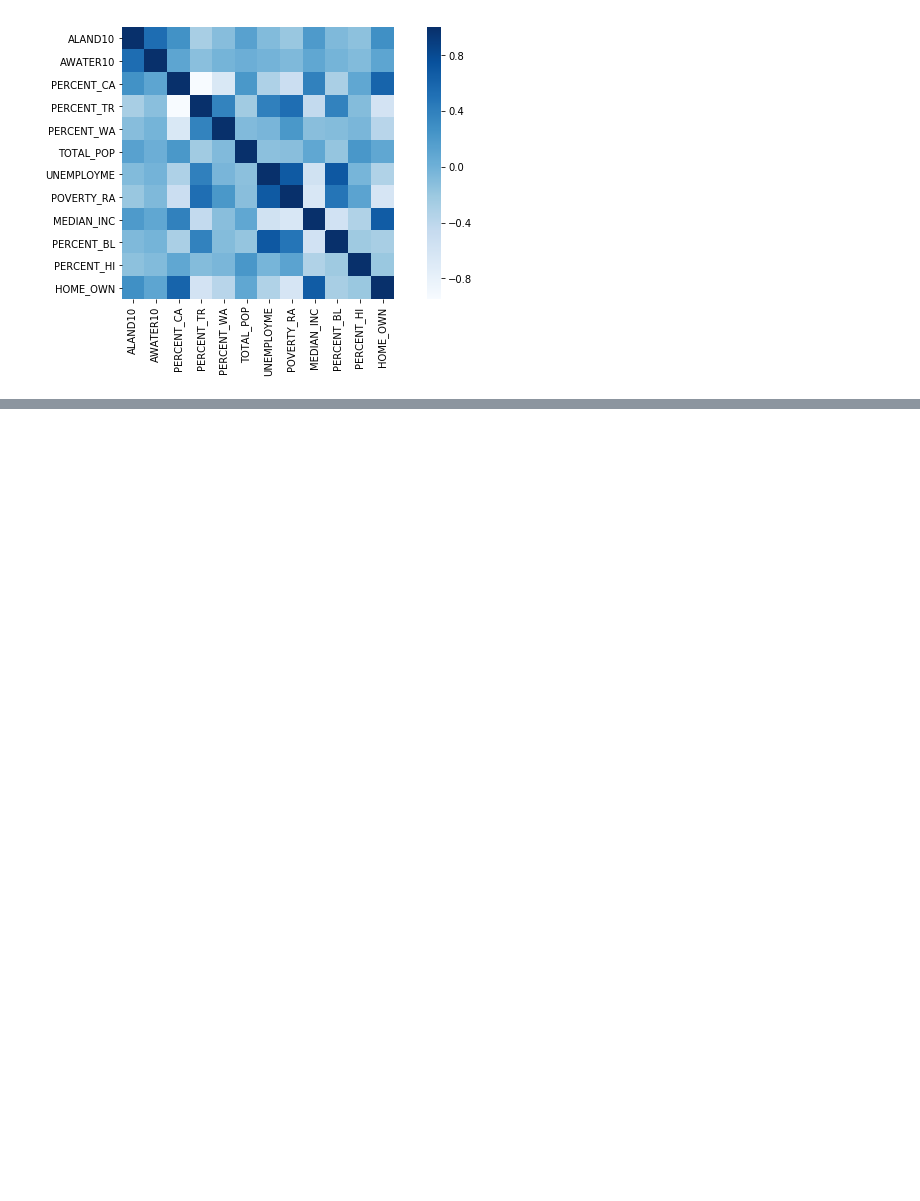
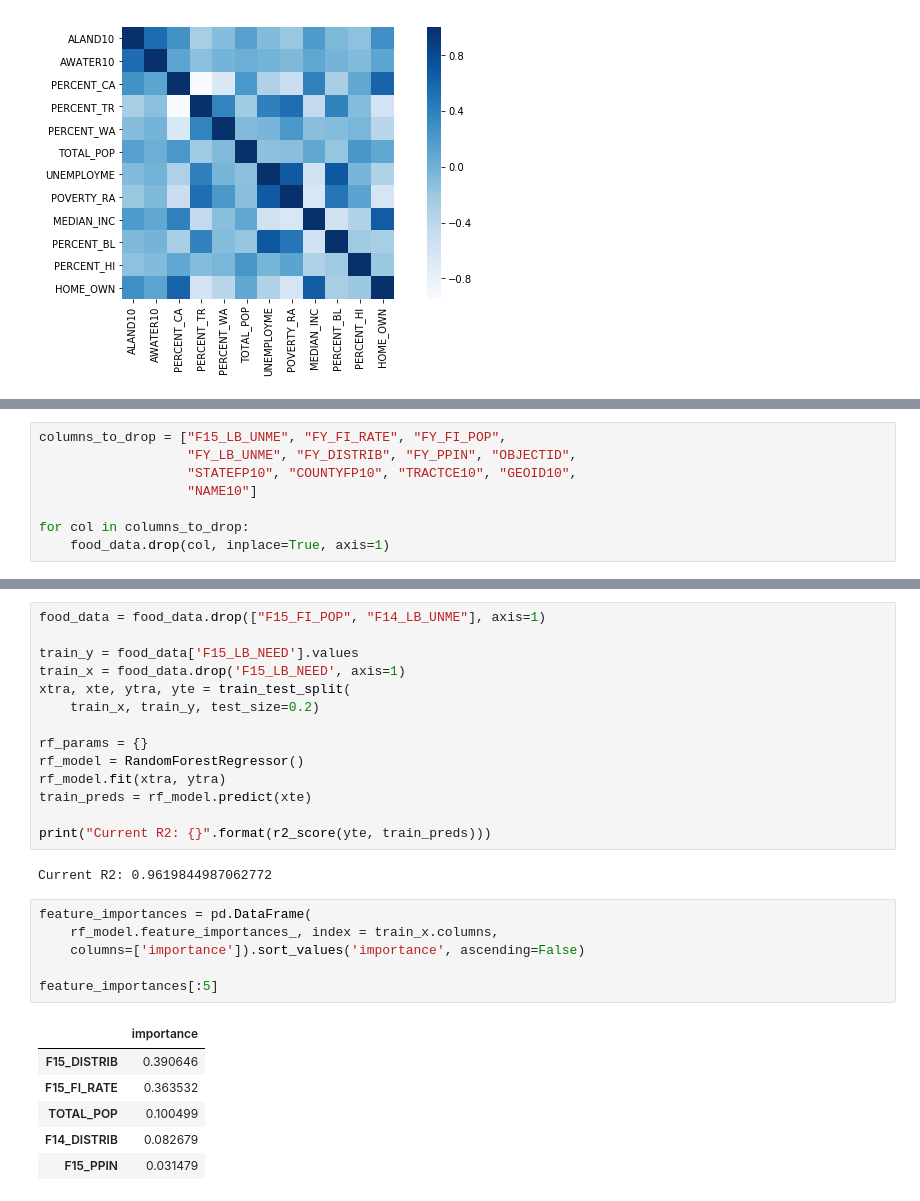
Before and after one commit to nicksarris/ml_project, a Jupyter notebook: Food_Distribution.ipynb, the cells around one changed output, grey strips where cells are left out. Cells and saved outputs as stored; diff of their text form; blank space fills up the shorter version.

```diff
--- a/Food_Distribution.ipynb
+++ b/Food_Distribution.ipynb
@@ -172,0 +175,8 @@ To no surprise, there's quite a correlation between both 'MEDIAN_INC' and 'HOME_
+# %%
+columns_to_drop = ["F15_LB_UNME", "FY_FI_RATE", "FY_FI_POP",
+                   "FY_LB_UNME", "FY_DISTRIB", "FY_PPIN", "OBJECTID",
+                   "STATEFP10", "COUNTYFP10", "TRACTCE10", "GEOID10",
+                   "NAME10"]
+
+for col in columns_to_drop:
+    food_data.drop(col, inplace=True, axis=1)
@@ -172,0 +212,29 @@ To no surprise, there's quite a correlation between both 'MEDIAN_INC' and 'HOME_
+# %%
+food_data = food_data.drop(["F15_FI_POP", "F14_LB_UNME"], axis=1)
+
+train_y = food_data['F15_LB_NEED'].values
+train_x = food_data.drop('F15_LB_NEED', axis=1)
+xtra, xte, ytra, yte = train_test_split(
+    train_x, train_y, test_size=0.2)
+
+rf_params = {}
+rf_model = RandomForestRegressor()
+rf_model.fit(xtra, ytra)
+train_preds = rf_model.predict(xte)
+
+print("Current R2: {}".format(r2_score(yte, train_preds)))
+# %% [output]
+Current R2: 0.9619844987062772
+# %%
+feature_importances = pd.DataFrame(
+    rf_model.feature_importances_, index = train_x.columns,
+    columns=['importance']).sort_values('importance', ascending=False)
+
+feature_importances[:5]
+# %% [output]
+|  | importance |
+| F15_DISTRIB | 0.390646 |
+| F15_FI_RATE | 0.363532 |
+| TOTAL_POP | 0.100499 |
+| F14_DISTRIB | 0.082679 |
+| F15_PPIN | 0.031479 |
```
Also changed, not shown: parts of 9 cells of this notebook.
